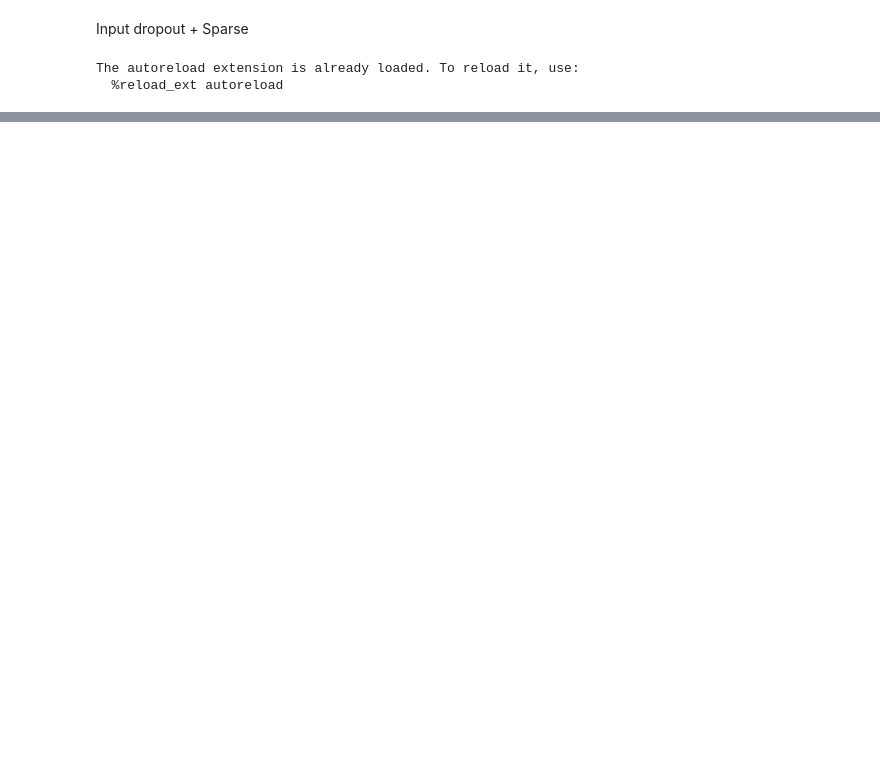
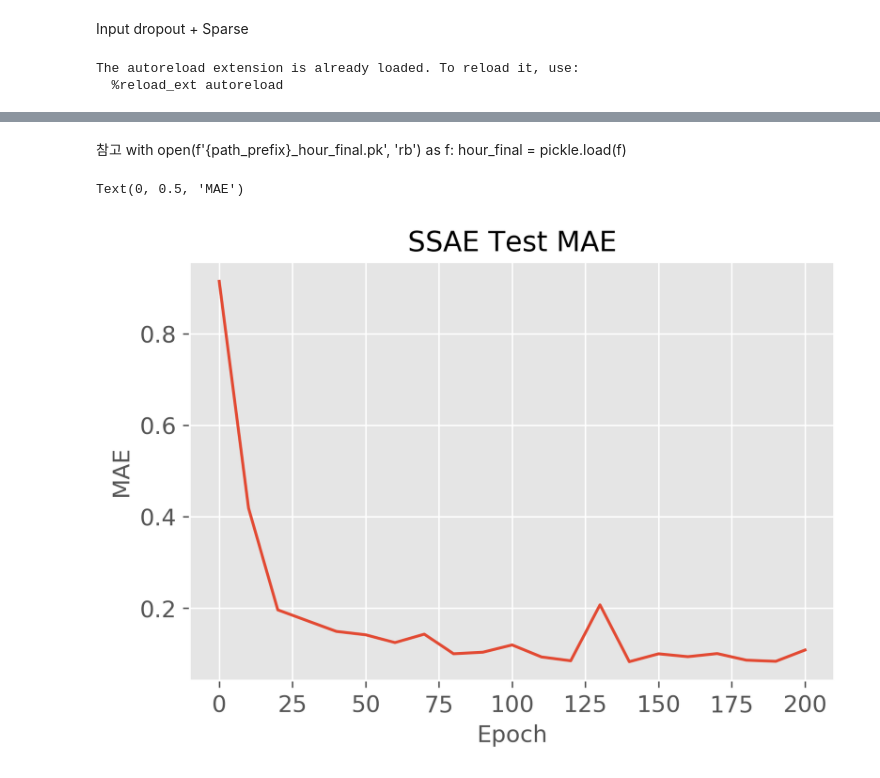
Before and after one commit to JuhongPark/prs, a Jupyter notebook: SSAE.ipynb, the cells around one changed output, grey strips where cells are left out. Cells and saved outputs as stored; diff of their text form; code cells hidden in the pictures; blank space fills up the shorter version.

```diff
--- a/SSAE.ipynb
+++ b/SSAE.ipynb
@@ -7,17 +7,33 @@ import sys
 import matplotlib
 import matplotlib.pyplot as plt
 import tensorflow as tf
+import pickle
 from sklearn.preprocessing import StandardScaler
+from sklearn.linear_model import LogisticRegressionCV
+from sklearn.metrics import accuracy_score, precision_recall_fscore_support, roc_auc_score
+from itertools import product
+import pprint
 
 from codes.utils import *
 from codes.process import *
+from codes.compare_auc_delong_fixed import *
 
 %matplotlib inline
 %load_ext autoreload
 %autoreload 2
 
+tf.compat.v1.logging.set_verbosity(tf.compat.v1.logging.ERROR)
+pp = pprint.PrettyPrinter(indent=4)
+
+import warnings
+warnings.filterwarnings('ignore')
+from matplotlib import pyplot as plt
+plt.style.use('ggplot')
+plt.rcParams["figure.dpi"] = 300
+
 random_seed=42
 bed_root = '/home2/jpark/Projects/prs/data/bed'
+y_value = 'y'  # Fix for all analysis
 # %% [output]
 The autoreload extension is already loaded. To reload it, use:
   %reload_ext autoreload
@@ -353,0 +281,4 @@ plt.boxplot(code_0[y_test==0])
+# %% [markdown]
+참고
+with open(f'{path_prefix}_hour_final.pk', 'rb') as f:
+    hour_final = pickle.load(f)
@@ -353,0 +296,10 @@ plt.boxplot(code_0[y_test==0])
+# %%
+epoch = [x*10 for x in range(21)]
+plt.figure(dpi=300)
+plt.plot(epoch, epoch_mae)
+plt.title('SSAE Test MAE')
+plt.xlabel('Epoch')
+plt.ylabel('MAE')
+# %% [output]
+Text(0, 0.5, 'MAE')
+[figure, added]
```
Also changed, not shown: parts of 91 cells of this notebook, 8 other files.
